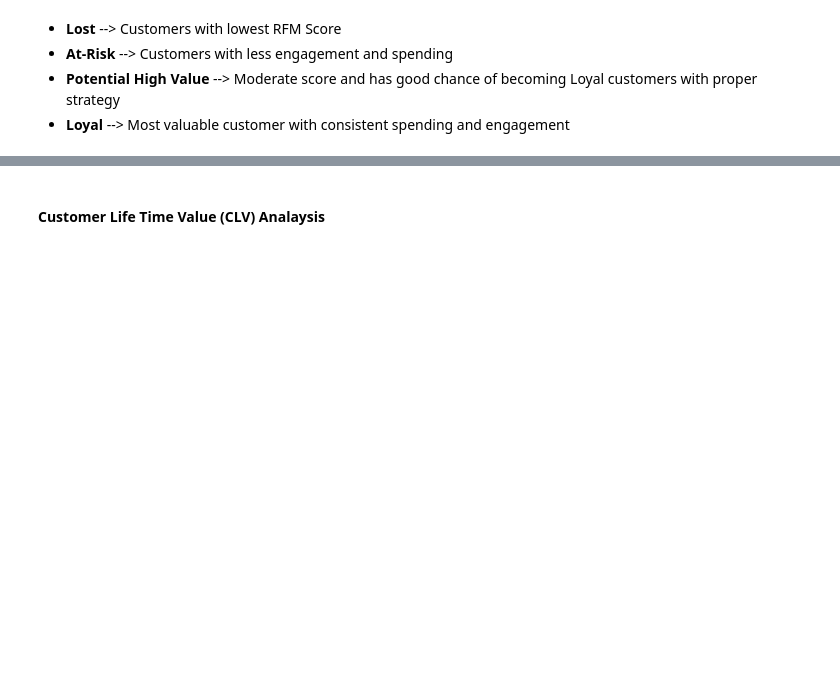
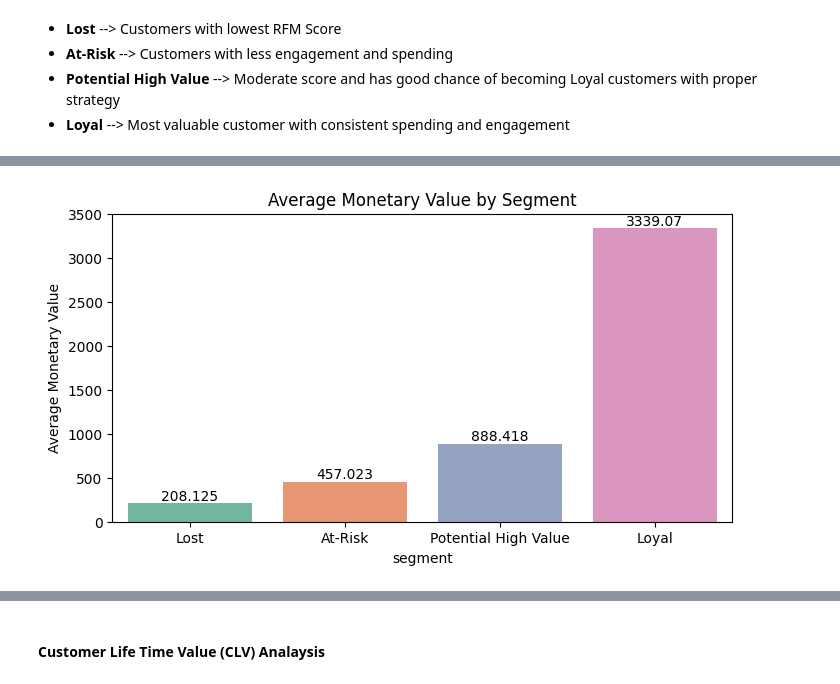
Before and after one commit to sampath-kothapalli/crm-analysis, a Jupyter notebook: crm_analysis.ipynb, the cells around one changed output, grey strips where cells are left out. Saved outputs shown, nothing was run; the diff lists cells and outputs as text; code cells hidden in the pictures; blank space fills up the shorter version.

```diff
--- a/crm_analysis.ipynb
+++ b/crm_analysis.ipynb
@@ -624,11 +639,13 @@ plt.show()
 # %%
 plt.figure(figsize=(8, 4))
-ax = sns.barplot(x=rfm.groupby('Segment')['Monetary'].mean().index, y=rfm.groupby('Segment')['Monetary'].mean().values, palette = 'Set2')
+ax = sns.barplot(x=rfm.groupby('segment')['monetary'].mean().index, y=rfm.groupby('segment')['monetary'].mean().values, palette = 'Set2')
 for i in ax.containers:
     ax.bar_label(i)
-plt.xlabel('Segment')
+plt.xlabel('segment')
 plt.ylabel('Average Monetary Value')
 plt.title('Average Monetary Value by Segment')
 plt.show()
+# %% [output]
+[figure, added]
 # %%
 plt.figure(figsize=(8, 4))
```
Also changed, not shown: parts of 48 cells of this notebook, 1 other file.
